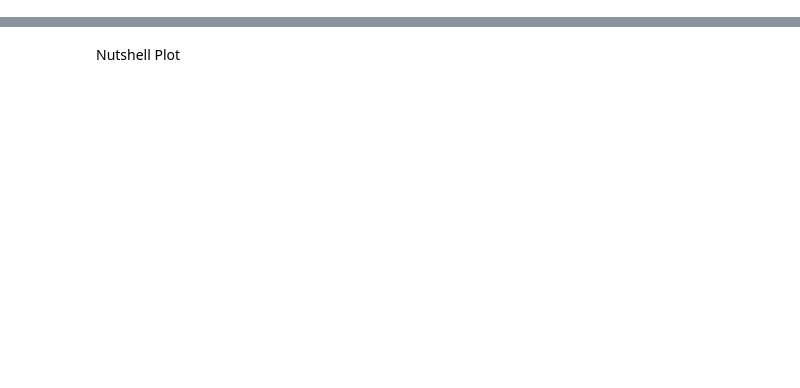
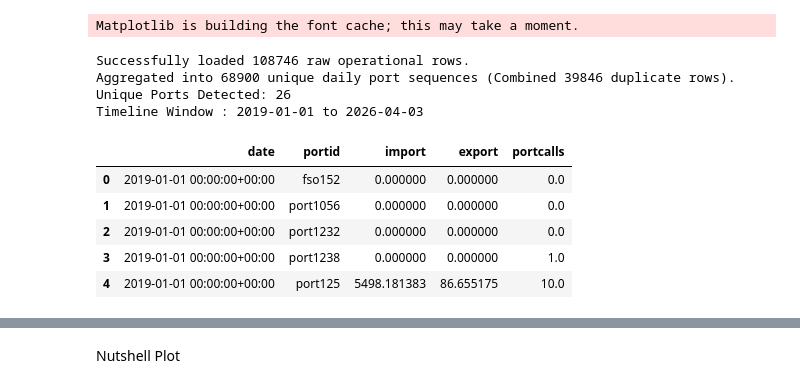
Before and after one commit to cs132-group-5/cs-132-project, a Jupyter notebook: eda.ipynb, the cells around one changed output, grey strips where cells are left out. Cells and saved outputs as stored; diff of their text form; code cells hidden in the pictures; blank space fills up the shorter version.

```diff
--- a/eda.ipynb
+++ b/eda.ipynb
@@ -17,3 +1,49 @@ df.dropna(subset=['import_cargo', 'export_cargo'], inplace=True)
+# %%
+import pandas as pd
+from scipy.stats import kruskal
+import numpy as np
+import matplotlib.pyplot as plt
+
+# Read the CSV file
+df_raw = pd.read_csv('shipment.csv')
+
+df_raw.columns = df_raw.columns.str.strip()
+
+date_col = 'date'
+port_col = 'portid'
+numerical_features = ['import', 'export', 'portcalls']
+
+df = df_raw.dropna(subset = [date_col, port_col] + numerical_features).copy()
+df[date_col] = pd.to_datetime(df[date_col])
+
+initial_count = df.shape[0]
+df = df.groupby([date_col, port_col])[numerical_features].sum().reset_index()
+final_count = df.shape[0]
+
+df['import'] = pd.to_numeric(df['import'], errors='coerce')
+df['export'] = pd.to_numeric(df['export'], errors='coerce')
+
+# Drop rows where cargo values are NaN after conversion, if any
+df.dropna(subset=['import', 'export'], inplace=True)
+
+# Print summary metrics of your ingested dataset
+print(f"Successfully loaded {initial_count} raw operational rows.")
+print(f"Aggregated into {final_count} unique daily port sequences (Combined {initial_count - final_count} duplicate rows).")
+print(f"Unique Ports Detected: {df[port_col].nunique()}")
+print(f"Timeline Window : {df[date_col].min().strftime('%Y-%m-%d')} to {df[date_col].max().strftime('%Y-%m-%d')}")
+df.head()
+# %% [output]
+Matplotlib is building the font cache; this may take a moment.
+Successfully loaded 108746 raw operational rows.
+Aggregated into 68900 unique daily port sequences (Combined 39846 duplicate rows).
+Unique Ports Detected: 26
+Timeline Window : 2019-01-01 to 2026-04-03
+|  | date | portid | import | export | portcalls |
+| 0 | 2019-01-01 00:00:00+00:00 | fso152 | 0.000000 | 0.000000 | 0.0 |
+| 1 | 2019-01-01 00:00:00+00:00 | port1056 | 0.000000 | 0.000000 | 0.0 |
+| 2 | 2019-01-01 00:00:00+00:00 | port1232 | 0.000000 | 0.000000 | 0.0 |
+| 3 | 2019-01-01 00:00:00+00:00 | port1238 | 0.000000 | 0.000000 | 1.0 |
+| 4 | 2019-01-01 00:00:00+00:00 | port125 | 5498.181383 | 86.655175 | 10.0 |
 # %%
 df['date'] = pd.to_datetime(df['date'])
 df['month'] = df['date'].dt.month
```
Also changed, not shown: parts of 7 cells of this notebook.
